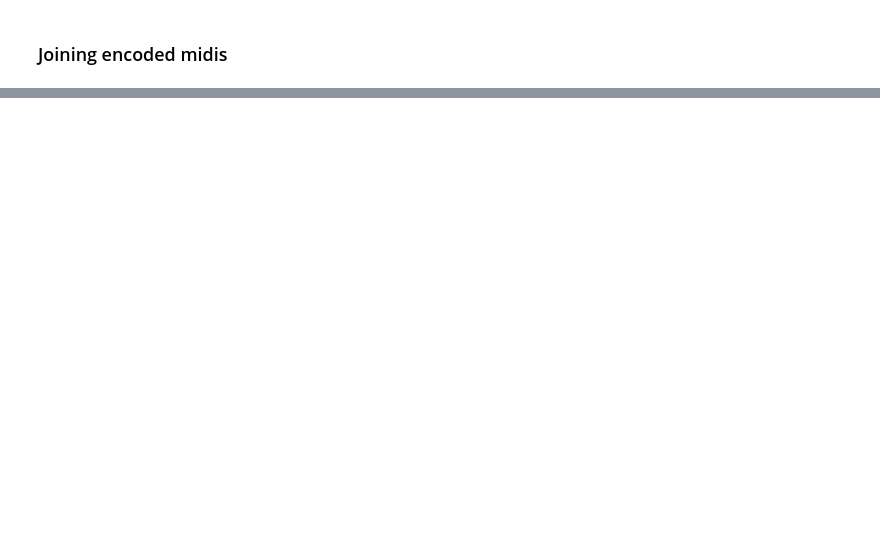
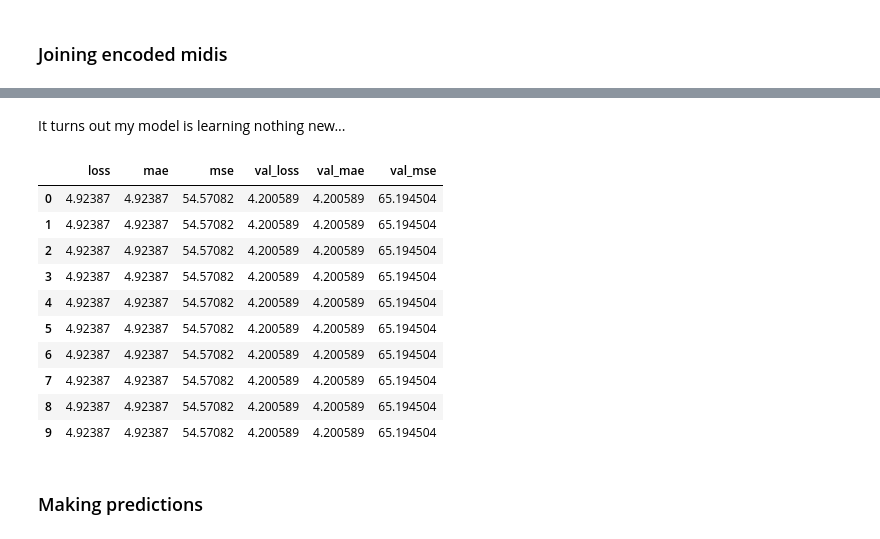
Before and after one commit to WuzI38/Jupyter, a Jupyter notebook: MidiGenFinal.ipynb, the cells around one changed output, grey strips where cells are left out. Saved outputs shown, nothing was run; the diff lists cells and outputs as text; code cells hidden in the pictures; blank space fills up the shorter version.

```diff
--- a/MidiGenFinal.ipynb
+++ b/MidiGenFinal.ipynb
@@ -431,0 +665,18 @@ divider = int(len(X_set) * TRAIN_TEST)
+# %% [markdown]
+It turns out my model is learning nothing new...
+# %%
+history_df
+# %% [output]
+|  | loss | mae | mse | val_loss | val_mae | val_mse |
+| 0 | 4.92387 | 4.92387 | 54.57082 | 4.200589 | 4.200589 | 65.194504 |
+| 1 | 4.92387 | 4.92387 | 54.57082 | 4.200589 | 4.200589 | 65.194504 |
+| 2 | 4.92387 | 4.92387 | 54.57082 | 4.200589 | 4.200589 | 65.194504 |
+| 3 | 4.92387 | 4.92387 | 54.57082 | 4.200589 | 4.200589 | 65.194504 |
+| 4 | 4.92387 | 4.92387 | 54.57082 | 4.200589 | 4.200589 | 65.194504 |
+| 5 | 4.92387 | 4.92387 | 54.57082 | 4.200589 | 4.200589 | 65.194504 |
+| 6 | 4.92387 | 4.92387 | 54.57082 | 4.200589 | 4.200589 | 65.194504 |
+| 7 | 4.92387 | 4.92387 | 54.57082 | 4.200589 | 4.200589 | 65.194504 |
+| 8 | 4.92387 | 4.92387 | 54.57082 | 4.200589 | 4.200589 | 65.194504 |
+| 9 | 4.92387 | 4.92387 | 54.57082 | 4.200589 | 4.200589 | 65.194504 |
+# %% [markdown]
+### Making predictions
```
Also changed, not shown: parts of 38 cells of this notebook.
